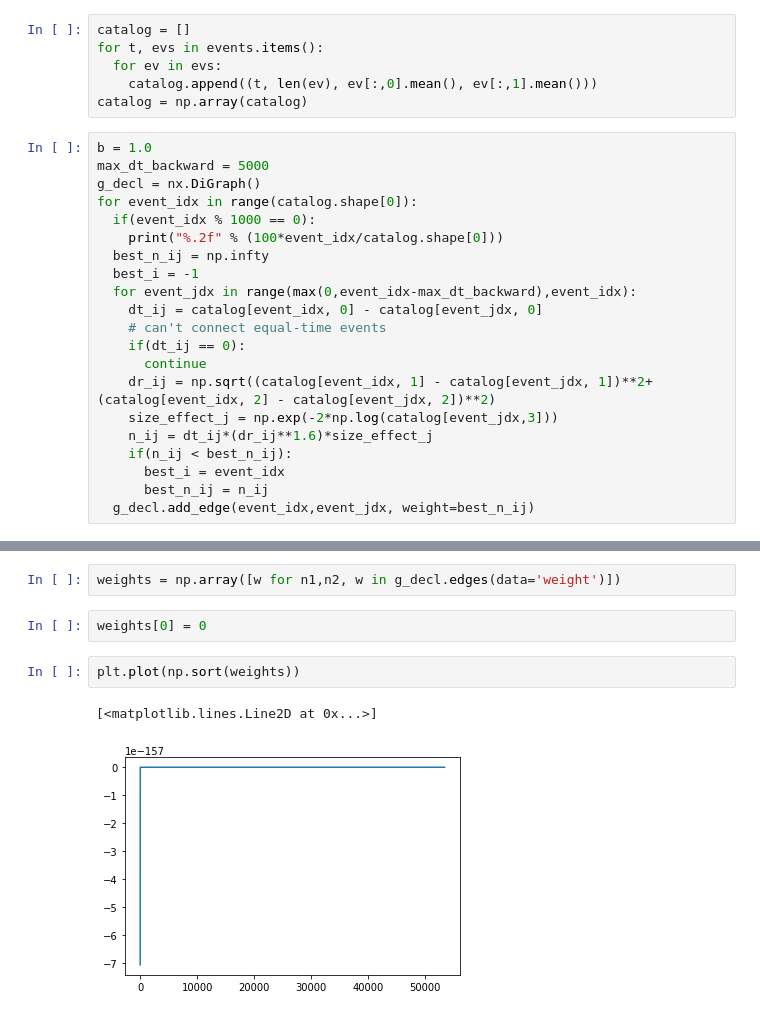
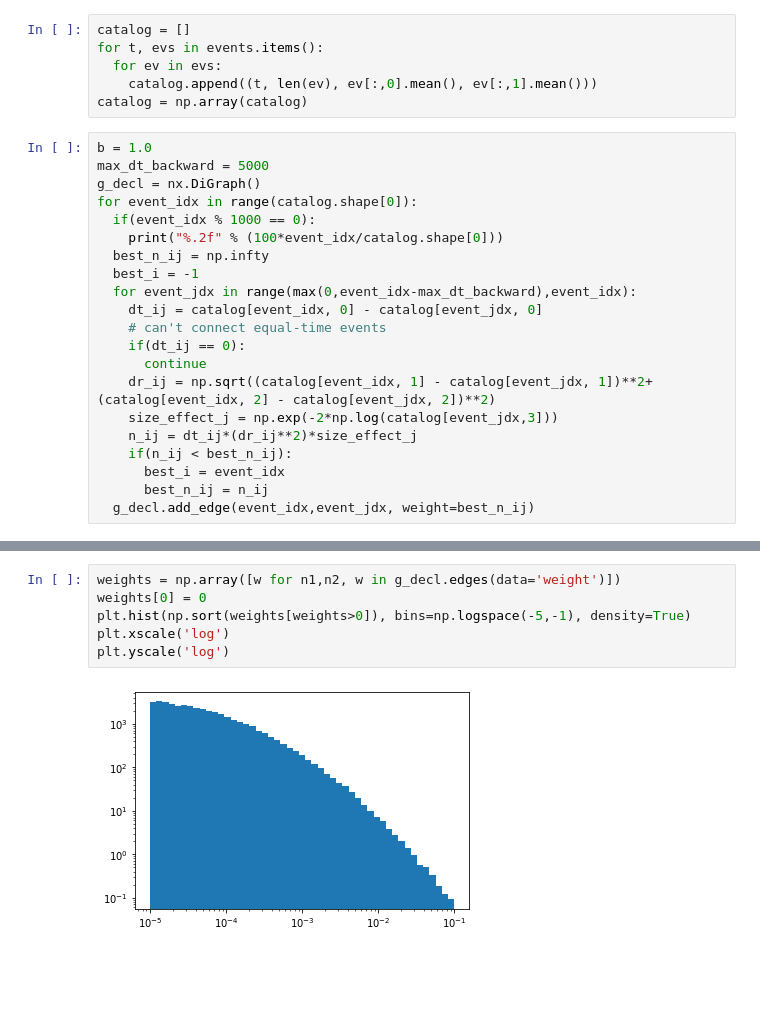
Before and after one commit to Schimmenti/Creep, a Jupyter notebook: Creep.ipynb, the cells around one changed output, grey strips where cells are left out. Cells and saved outputs as stored; diff of their text form; blank space fills up the shorter version.

```diff
--- a/Creep.ipynb
+++ b/Creep.ipynb
@@ -128,7 +157,7 @@ for event_idx in range(catalog.shape[0]):
       continue
     dr_ij = np.sqrt((catalog[event_idx, 1] - catalog[event_jdx, 1])**2+(catalog[event_idx, 2] - catalog[event_jdx, 2])**2)
     size_effect_j = np.exp(-2*np.log(catalog[event_jdx,3]))
-    n_ij = dt_ij*(dr_ij**1.6)*size_effect_j
+    n_ij = dt_ij*(dr_ij**2)*size_effect_j
     if(n_ij < best_n_ij):
       best_i = event_idx
       best_n_ij = n_ij
@@ -145,9 +183,8 @@ KeyboardInterrupt: ignored
 # %%
 weights = np.array([w for n1,n2, w in g_decl.edges(data='weight')])
+weights[0] = 0
+plt.hist(np.sort(weights[weights>0]), bins=np.logspace(-5,-1), density=True)
+plt.xscale('log')
+plt.yscale('log')
+# %% [output]
+[figure, added]
-# %%
-weights[0] = 0
-# %%
-plt.plot(np.sort(weights))
-# %% [output]
-[<matplotlib.lines.Line2D at 0x...>]
-[figure, removed]
```
Also changed, not shown: parts of 4 cells of this notebook.
